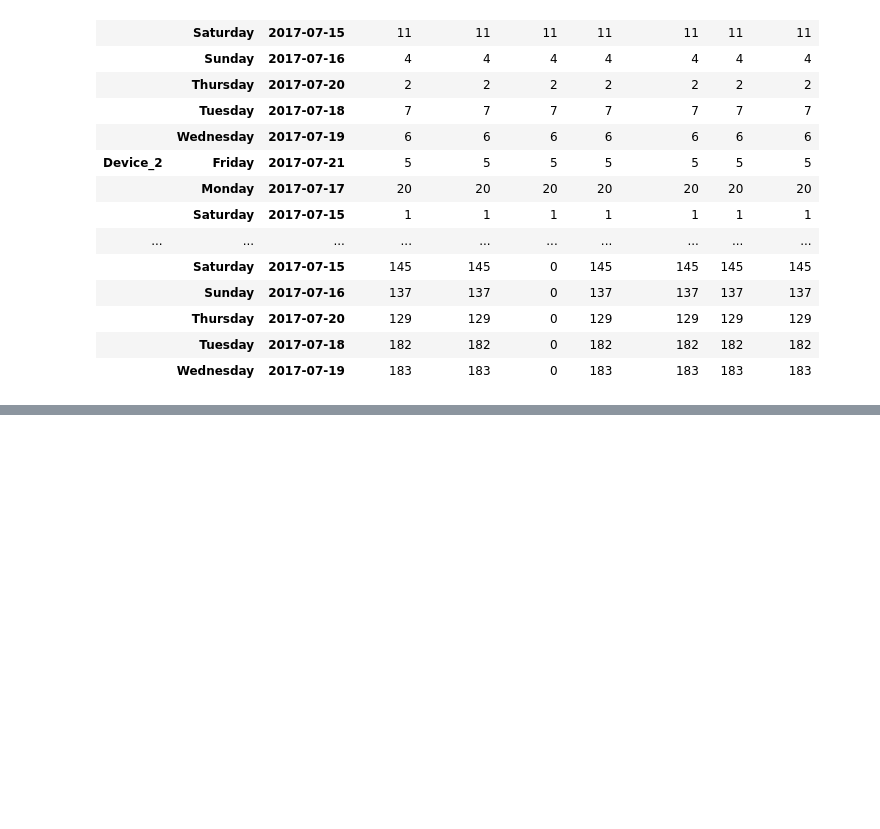
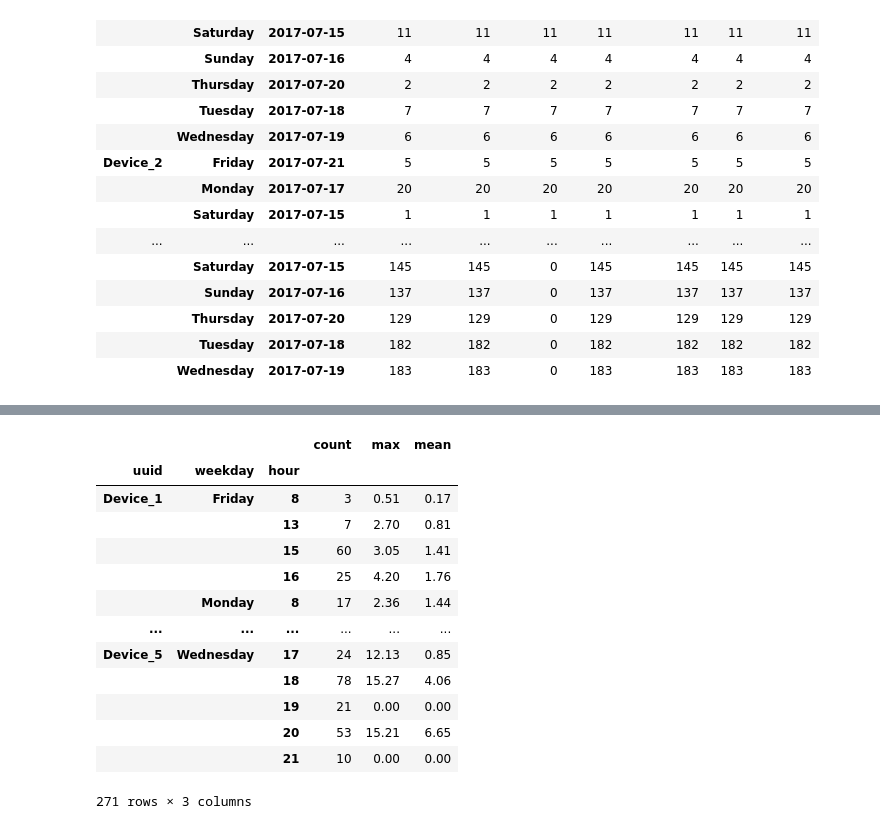
Before and after one commit to souravskr/datascience, a Jupyter notebook: Data/Data_Cleaning/dataCleaning.ipynb, the cells around one changed output, grey strips where cells are left out. Cells and saved outputs as stored; diff of their text form; code cells hidden in the pictures; blank space fills up the shorter version.

Commit message:
hitmap completed

```diff
--- a/Data/Data_Cleaning/dataCleaning.ipynb
+++ b/Data/Data_Cleaning/dataCleaning.ipynb
@@ -359,0 +397,18 @@ balanced.to_csv('balanced.csv')
+# %%
+hitmap = balancedDf.groupby(['uuid', 'weekday', 'hour']).speed.agg(['count', 'max', 'mean'])
+hitmap.round(2)
+# %% [output]
+|  |  |  | count | max | mean |
+| uuid | weekday | hour |  |  |  |
+| Device_1 | Friday | 8 | 3 | 0.51 | 0.17 |
+|  |  | 13 | 7 | 2.70 | 0.81 |
+|  |  | 15 | 60 | 3.05 | 1.41 |
+|  |  | 16 | 25 | 4.20 | 1.76 |
+|  | Monday | 8 | 17 | 2.36 | 1.44 |
+| ... | ... | ... | ... | ... | ... |
+| Device_5 | Wednesday | 17 | 24 | 12.13 | 0.85 |
+|  |  | 18 | 78 | 15.27 | 4.06 |
+|  |  | 19 | 21 | 0.00 | 0.00 |
+|  |  | 20 | 53 | 15.21 | 6.65 |
+|  |  | 21 | 10 | 0.00 | 0.00 |
+271 rows × 3 columns
```
Also changed, not shown: parts of 12 cells of this notebook, 24 other files.
